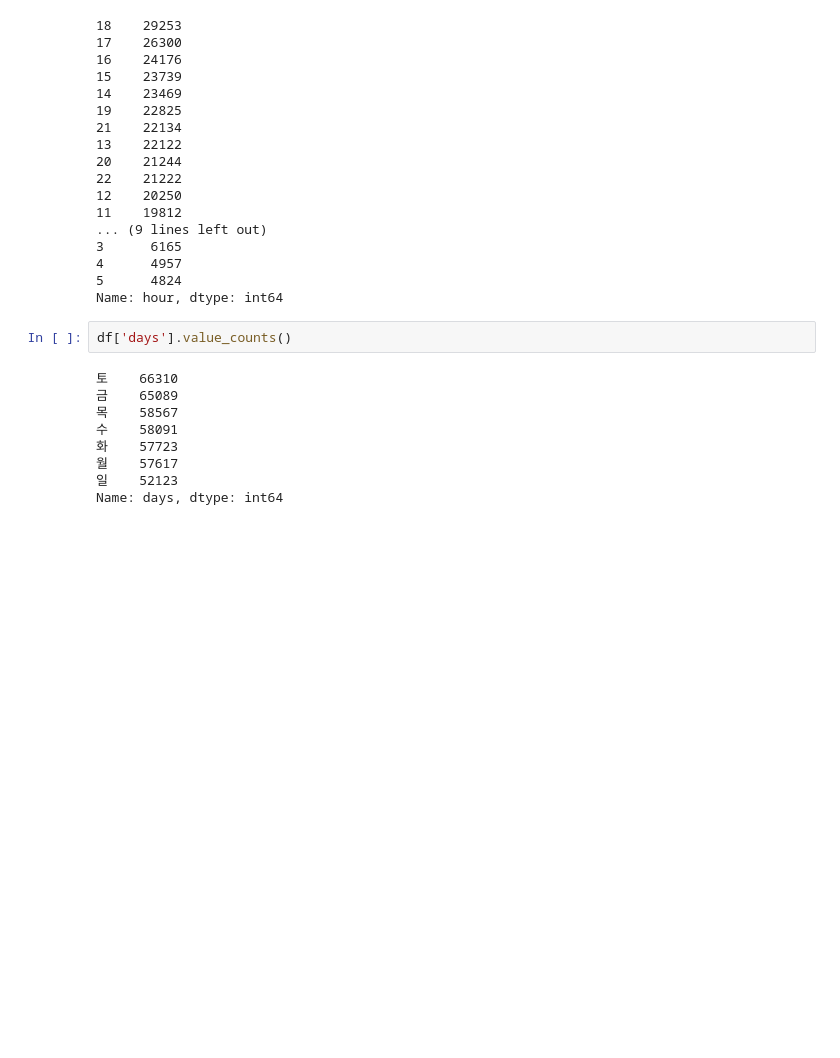
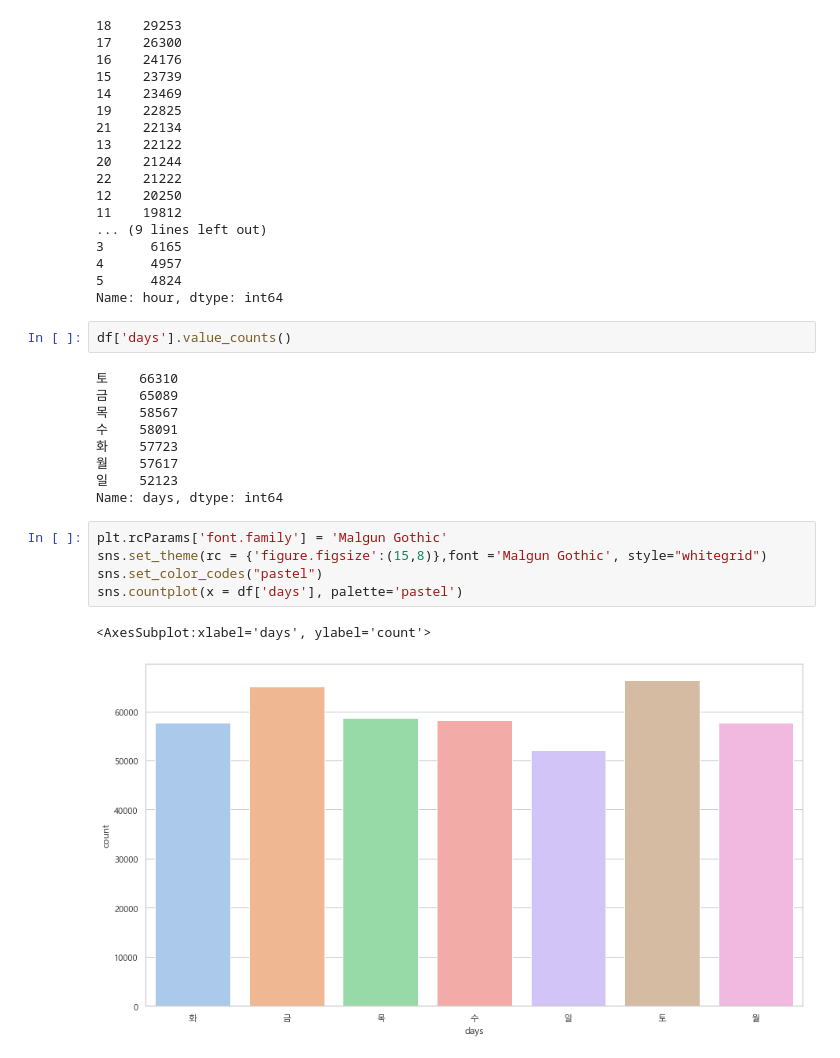
Before and after one commit to C0DE-SAGE/Data-Analysis-Competition, a Jupyter notebook: analyze.ipynb, the cells around one changed output. Cells and saved outputs as stored; diff of their text form; blank space fills up the shorter version.

```diff
--- a/analyze.ipynb
+++ b/analyze.ipynb
@@ -191,3 +191,11 @@ df['days'].value_counts()
 월    57617
 일    52123
 Name: days, dtype: int64
+# %%
+plt.rcParams['font.family'] = 'Malgun Gothic'
+sns.set_theme(rc = {'figure.figsize':(15,8)},font ='Malgun Gothic', style="whitegrid")
+sns.set_color_codes("pastel")
+sns.countplot(x = df['days'], palette='pastel')
+# %% [output]
+<AxesSubplot:xlabel='days', ylabel='count'>
+[figure, added]
```
Also changed, not shown: parts of 13 cells of this notebook, 4 other files.
